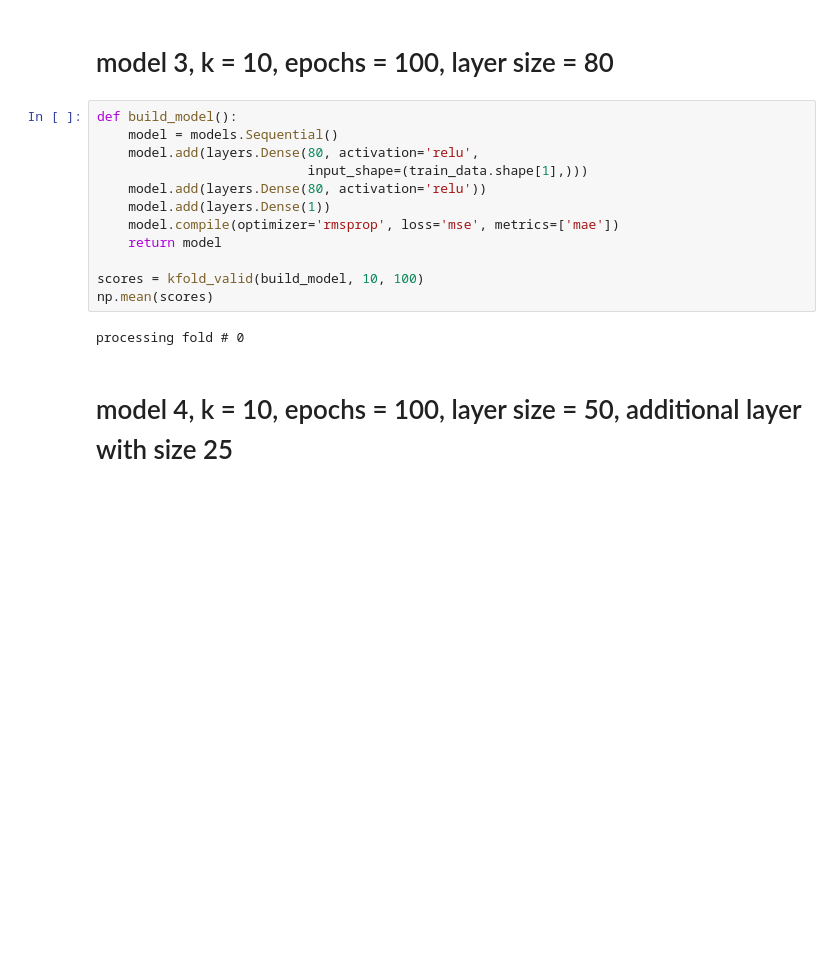
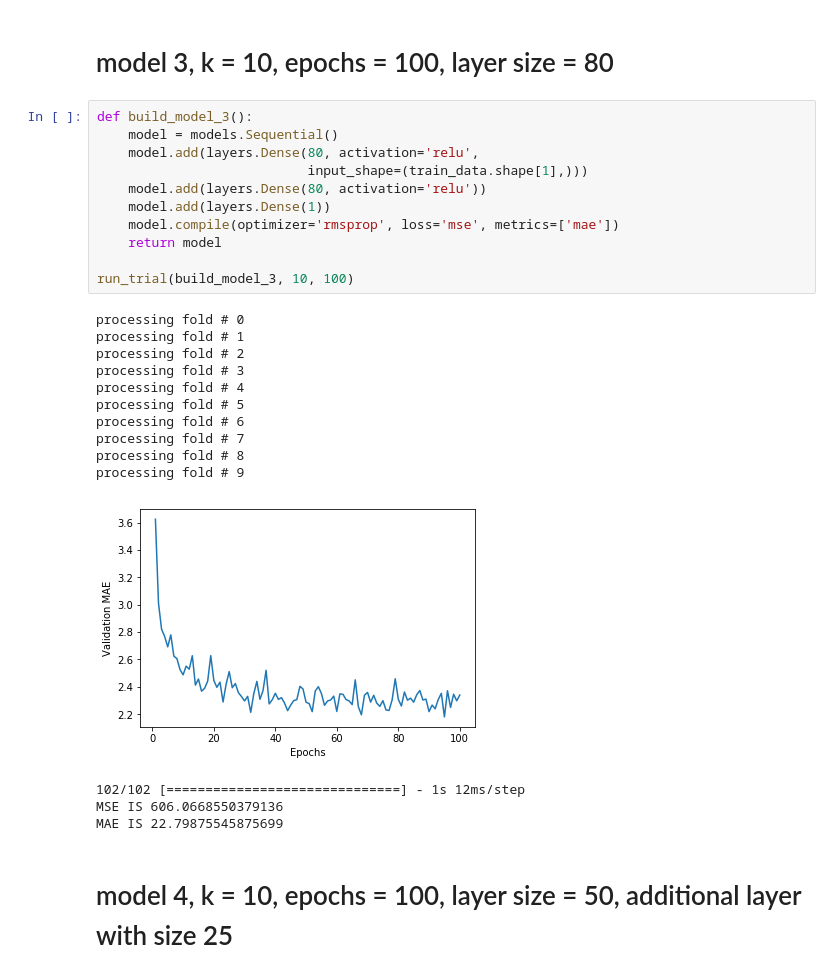
Before and after one commit to tamos/MACS30200proj, a Jupyter notebook: ProblemSets/PS3/Boston_housing_workbook.ipynb, the cells around one changed output. Cells and saved outputs as stored; diff of their text form; blank space fills up the shorter version.

```diff
--- a/ProblemSets/PS3/Boston_housing_workbook.ipynb
+++ b/ProblemSets/PS3/Boston_housing_workbook.ipynb
@@ -104,19 +132,31 @@ processing fold # 9
 # %% [markdown]
 # model 3, k = 10, epochs = 100, layer size = 80
 # %%
-def build_model():
+def build_model_3():
     model = models.Sequential()
     model.add(layers.Dense(80, activation='relu',
                            input_shape=(train_data.shape[1],)))
     model.add(layers.Dense(80, activation='relu'))
     model.add(layers.Dense(1))
     model.compile(optimizer='rmsprop', loss='mse', metrics=['mae'])
     return model
 
-scores = kfold_valid(build_model, 10, 100)
-np.mean(scores)
+run_trial(build_model_3, 10, 100)
 # %% [output]
 processing fold # 0
+processing fold # 1
+processing fold # 2
+processing fold # 3
+processing fold # 4
+processing fold # 5
+processing fold # 6
+processing fold # 7
+processing fold # 8
+processing fold # 9
+[figure, added]
+102/102 [==============================] - 1s 12ms/step
+MSE IS 606.0668550379136
+MAE IS 22.79875545875699
 # %% [markdown]
 # model 4, k = 10, epochs = 100, layer size = 50, additional layer with size 25
 # %%
```
Also changed, not shown: parts of 22 cells of this notebook.
